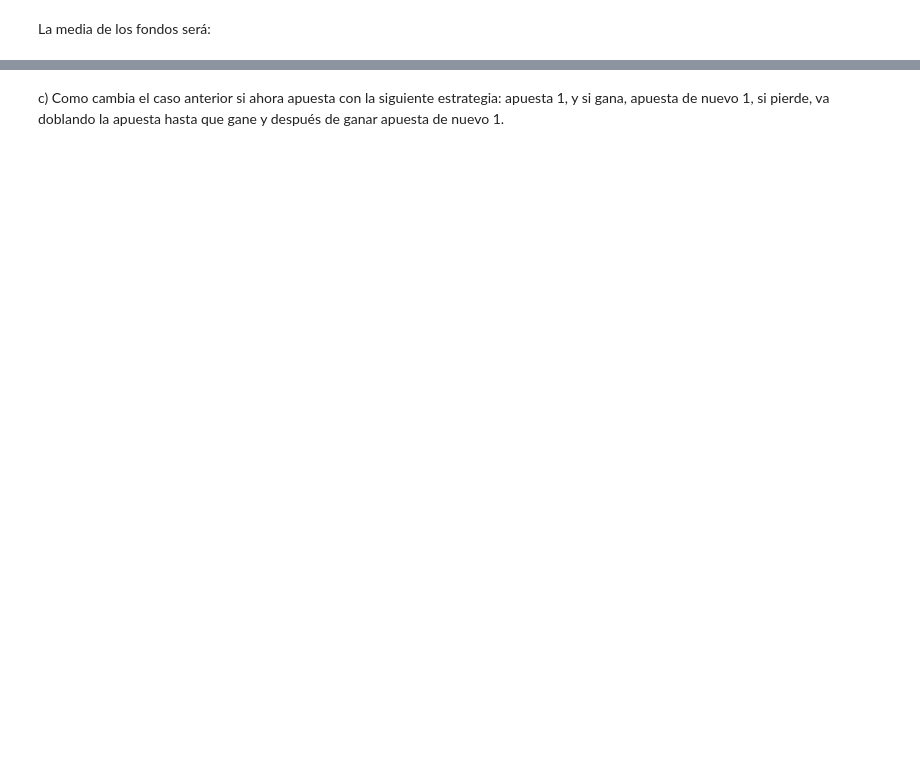
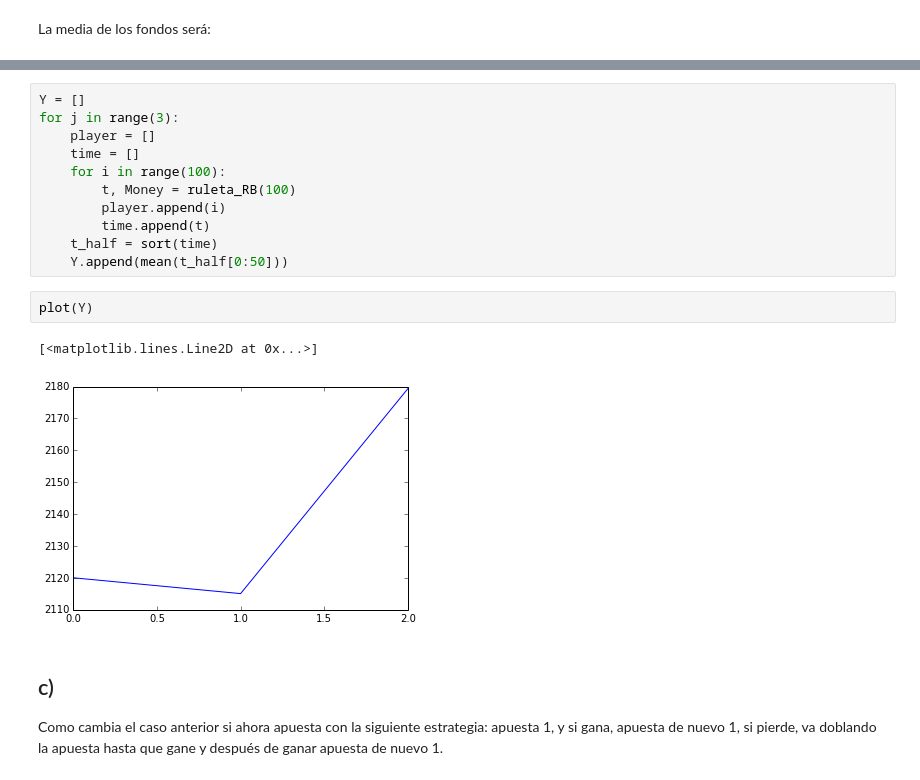
Before and after one commit to jngaravitoc/Mecanica_Estadistica, a Jupyter notebook: Taller4.ipynb, the cells around one changed output, grey strips where cells are left out. Saved outputs shown, nothing was run; the diff lists cells and outputs as text; blank space fills up the shorter version.

```diff
--- a/Taller4.ipynb
+++ b/Taller4.ipynb
@@ -67,2 +95,19 @@ b) Como cambia lo anterior si cada ronda apuesta a rojo o negro? La ganancia en
+# %%
+Y = []
+for j in range(3):
+    player = []
+    time = []
+    for i in range(100):
+        t, Money = ruleta_RB(100)
+        player.append(i)
+        time.append(t)
+    t_half = sort(time)
+    Y.append(mean(t_half[0:50]))
+# %%
+plot(Y)
+# %% [output]
+[<matplotlib.lines.Line2D at 0x...>]
+[figure, added]
 # %% [markdown]
-c) Como cambia el caso anterior si ahora apuesta con la siguiente estrategia: apuesta 1, y si gana, apuesta de nuevo 1, si pierde, va doblando la apuesta hasta que gane y después de ganar apuesta de nuevo 1.
+## c)
+Como cambia el caso anterior si ahora apuesta con la siguiente estrategia: apuesta 1, y si gana, apuesta de nuevo 1, si pierde, va doblando la apuesta hasta que gane y después de ganar apuesta de nuevo 1.
```
Also changed, not shown: parts of 16 cells of this notebook.
